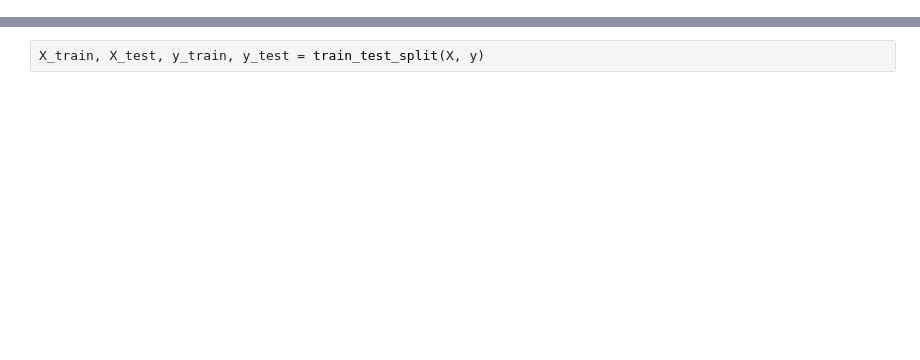
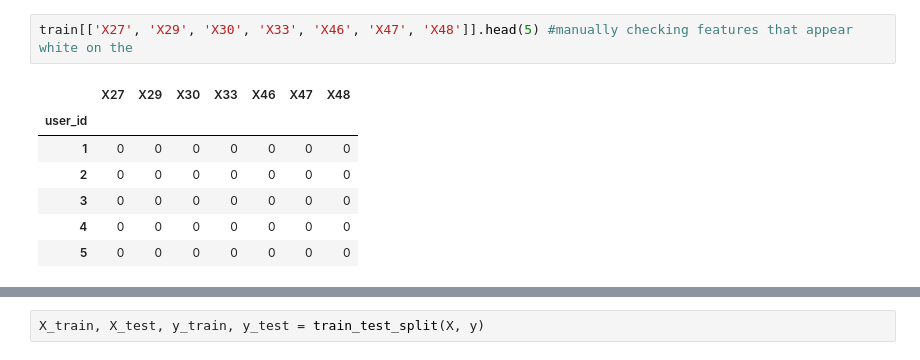
Before and after one commit to Tolulopeelijah/Fiverr-spammers-detection-, a Jupyter notebook: fiverr_spammer.ipynb, the cells around one changed output, grey strips where cells are left out. Drawn from its saved outputs; the diff is of its cells as text; blank space fills up the shorter version.

```diff
--- a/fiverr_spammer.ipynb
+++ b/fiverr_spammer.ipynb
@@ -25,0 +108,10 @@ test['X10'] = ss.transform(test[['X10']])
+# %%
+train[['X27', 'X29', 'X30', 'X33', 'X46', 'X47', 'X48']].head(5) #manually checking features that appear white on the
+# %% [output]
+|  | X27 | X29 | X30 | X33 | X46 | X47 | X48 |
+| user_id |  |  |  |  |  |  |  |
+| 1 | 0 | 0 | 0 | 0 | 0 | 0 | 0 |
+| 2 | 0 | 0 | 0 | 0 | 0 | 0 | 0 |
+| 3 | 0 | 0 | 0 | 0 | 0 | 0 | 0 |
+| 4 | 0 | 0 | 0 | 0 | 0 | 0 | 0 |
+| 5 | 0 | 0 | 0 | 0 | 0 | 0 | 0 |
```
Also changed, not shown: parts of 21 cells of this notebook, 7 other files.
